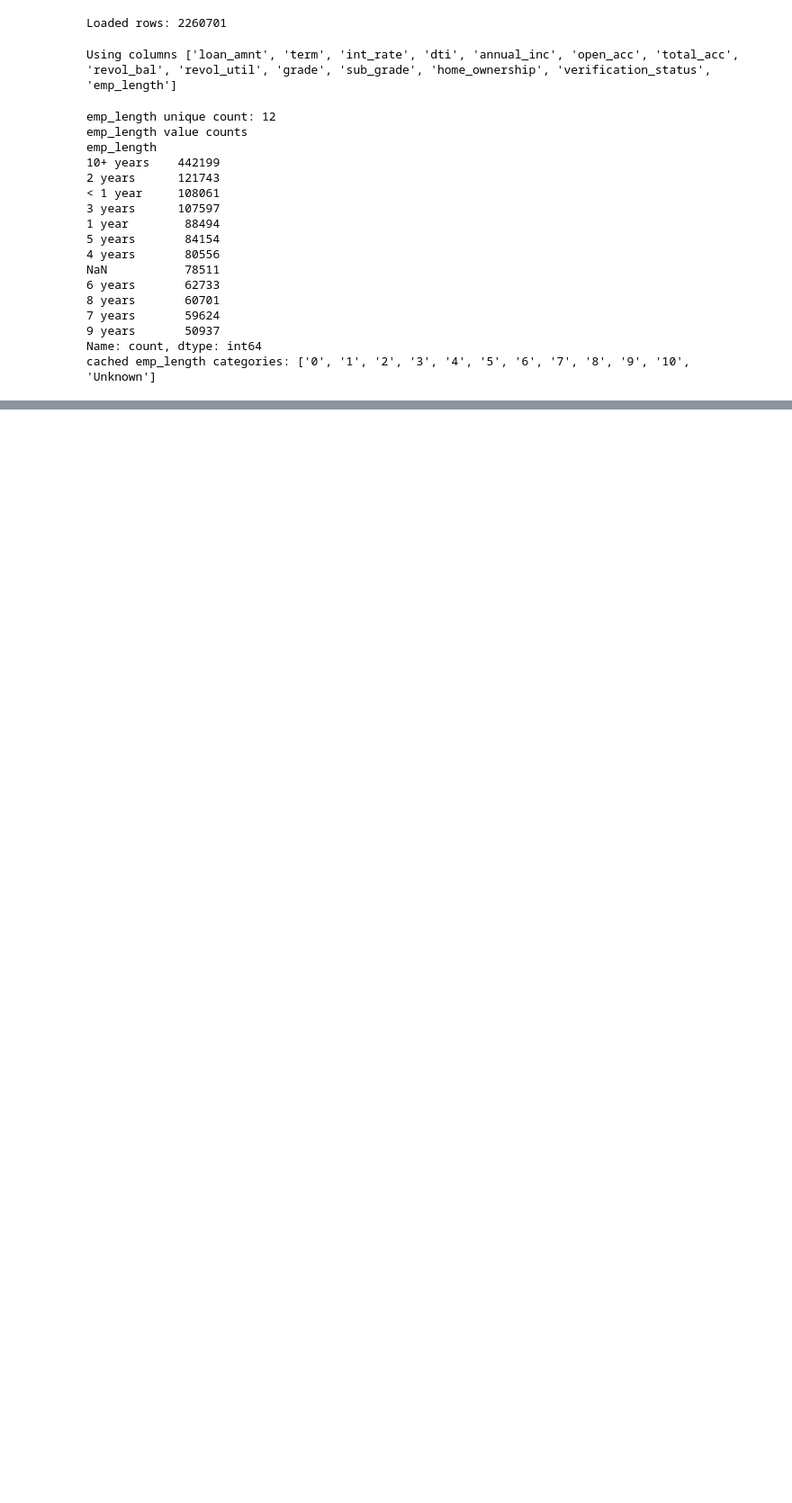
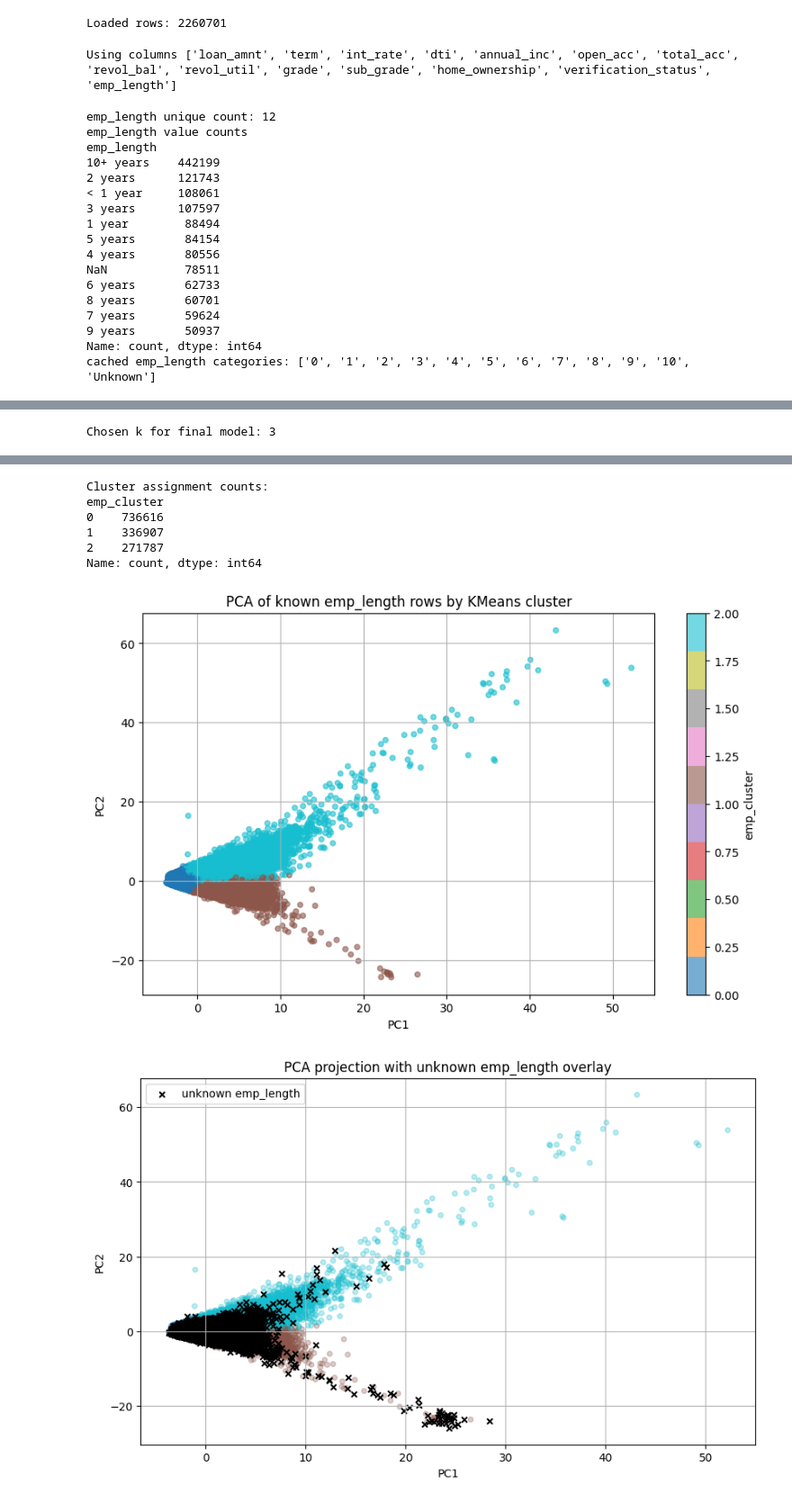
Before and after one commit to KonstantinosPapaandrea/EPL448TeamProject, a Jupyter notebook: EmpLengthClustering.ipynb, the cells around one changed output, grey strips where cells are left out. Shown at 90% size. Cells and saved outputs as stored; diff of their text form; code cells hidden in the pictures; blank space fills up the shorter version.

```diff
--- a/EmpLengthClustering.ipynb
+++ b/EmpLengthClustering.ipynb
@@ -214,0 +175,67 @@ emp_cluster
+# %%
+# Choose k after inspecting the elbow curve.
+n_clusters = 3
+print('Chosen k for final model:', n_clusters)
+kmeans = KMeans(n_clusters=n_clusters, random_state=42, n_init=10)
+known_df['emp_cluster'] = kmeans.fit_predict(X_scaled)
+
+# Assign unknown rows to the nearest learned cluster in the same borrower-feature space.
+unknown_df = df[df['emp_length_is_unknown'] == 1].copy()
+unknown_df['revol_util_num'] = pd.to_numeric(
+    unknown_df['revol_util'].astype(str).str.replace('%', '', regex=False),
+    errors='coerce'
+).fillna(0)
+unknown_df = unknown_df.dropna(subset=cluster_features)
+
+if not unknown_df.empty:
+    X_unknown = unknown_df[cluster_features].copy()
+    X_unknown_scaled = scaler.transform(X_unknown)
+    distances = np.linalg.norm(X_unknown_scaled[:, None, :] - kmeans.cluster_centers_[None, :, :], axis=2)
+    unknown_df['emp_cluster'] = np.argmin(distances, axis=1)
+else:
+    unknown_df['emp_cluster'] = pd.Series(dtype=int)
+
+# Combine cluster labels back into the full dataframe.
+df['emp_cluster'] = -1
+df.loc[known_df.index, 'emp_cluster'] = known_df['emp_cluster']
+if not unknown_df.empty:
+    df.loc[unknown_df.index, 'emp_cluster'] = unknown_df['emp_cluster']
+df['emp_cluster'] = df['emp_cluster'].astype(int)
+
+print('Cluster assignment counts:')
+print(df['emp_cluster'].value_counts())
+
+# Plot clusters using PCA on the same borrower features used by KMeans for dimensionality reduction.
+known_plot = known_df[cluster_features].copy()
+known_scaled = scaler.transform(known_plot)
+
+pca = PCA(n_components=2, random_state=42)
+known_coords = pca.fit_transform(known_scaled)
+
+plt.figure(figsize=(10, 6))
+plt.scatter(known_coords[:, 0], known_coords[:, 1], c=known_df['emp_cluster'], cmap='tab10', s=20, alpha=0.6)
+plt.colorbar(label='emp_cluster')
+plt.title('PCA of known emp_length rows by KMeans cluster')
+plt.xlabel('PC1')
+plt.ylabel('PC2')
+plt.grid(True)
+plt.show()
+
+if not unknown_df.empty:
+    unknown_plot = unknown_df[cluster_features].copy()
+    unknown_scaled = scaler.transform(unknown_plot)
+    unknown_coords = pca.transform(unknown_scaled)
+
+    plt.figure(figsize=(10, 6))
+    plt.scatter(known_coords[:, 0], known_coords[:, 1], c=known_df['emp_cluster'], cmap='tab10', s=20, alpha=0.3)
+    plt.scatter(unknown_coords[:, 0], unknown_coords[:, 1], c='k', marker='x', s=25, label='unknown emp_length')
+    plt.legend()
+    plt.title('PCA projection with unknown emp_length overlay')
+    plt.xlabel('PC1')
+    plt.ylabel('PC2')
+    plt.grid(True)
+    plt.show()
+else:
+    print('No unknown emp_length rows with complete clustering features to project.')
+# %% [output]
+Chosen k for final model: 3
@@ -214,0 +248,8 @@ emp_cluster
+Cluster assignment counts:
+emp_cluster
+0    736616
+1    336907
+2    271787
+Name: count, dtype: int64
+[figure, added]
+[figure, added]
```
Also changed, not shown: parts of 4 cells of this notebook.
